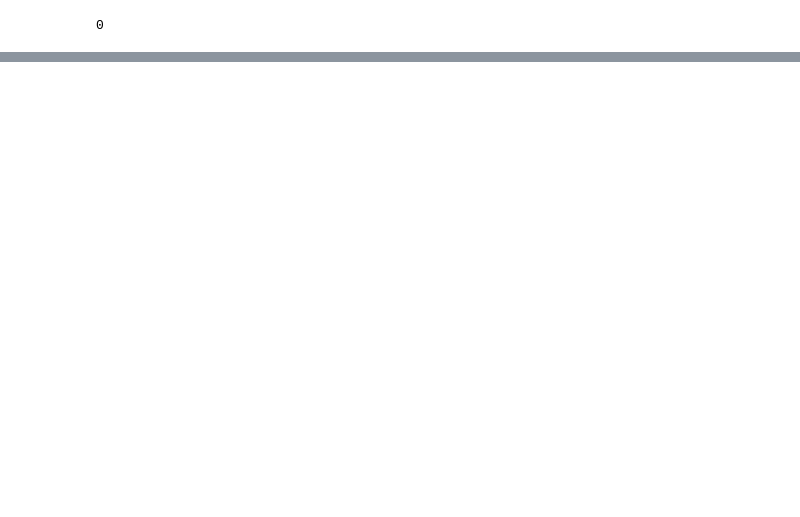
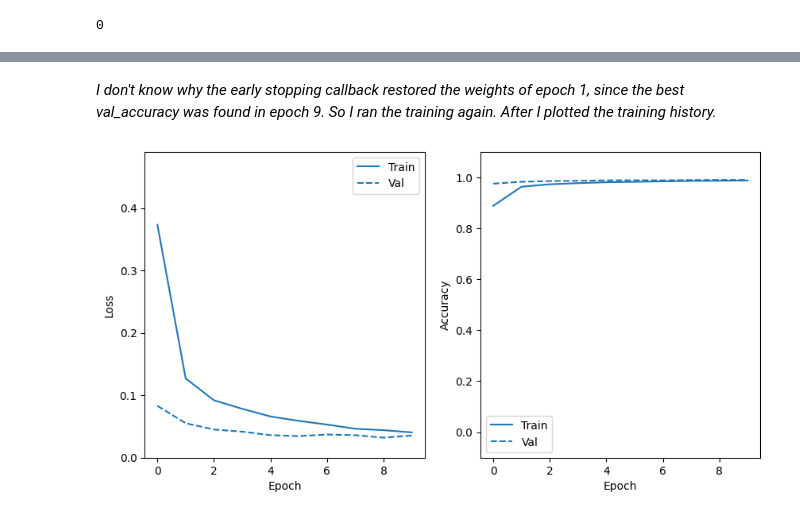
Before and after one commit to gundermann/DML_notebooks, a Jupyter notebook: assignments/assignment8 - Convolutional Neural Networks.ipynb, the cells around one changed output, grey strips where cells are left out. Drawn from its saved outputs; the diff is of its cells as text; code cells hidden in the pictures; blank space fills up the shorter version.

```diff
--- a/assignments/assignment8 - Convolutional Neural Networks.ipynb
+++ b/assignments/assignment8 - Convolutional Neural Networks.ipynb
@@ -751,0 +968,4 @@ err
+# %%
+set_seeds()
+model7 = make_model(16,9,2,True)
+model7.summary()
@@ -751,0 +995,8 @@ err
+# %%
+model7_history = model7.fit(
+    x_train,
+    y_train,
+    epochs=EPOCHS,
+    callbacks = [early_stopping],
+    validation_data=(x_test, y_test),
+    batch_size=BATCH_SIZE)
@@ -751,0 +1021,6 @@ err
+# %% [markdown]
+*I don't know why the early stopping callback restored the weights of epoch 1, since the best val_accuracy was found in epoch 9. So I ran the training again. After I plotted the training history.*
+# %%
+plot_metrics(model7_history)
+# %% [output]
+[figure, added]
```
Also changed, not shown: parts of 114 cells of this notebook, 1 other file.
